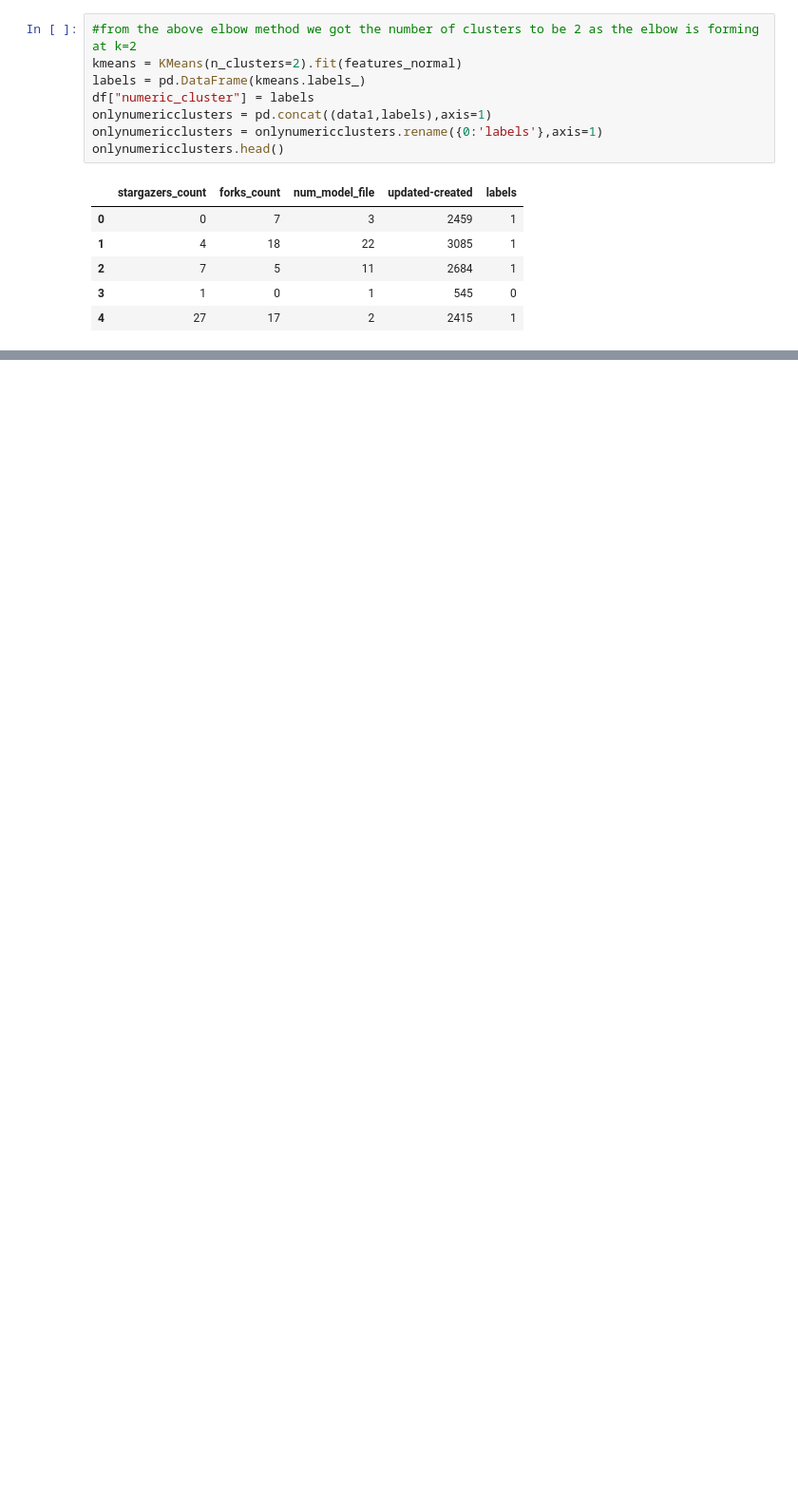
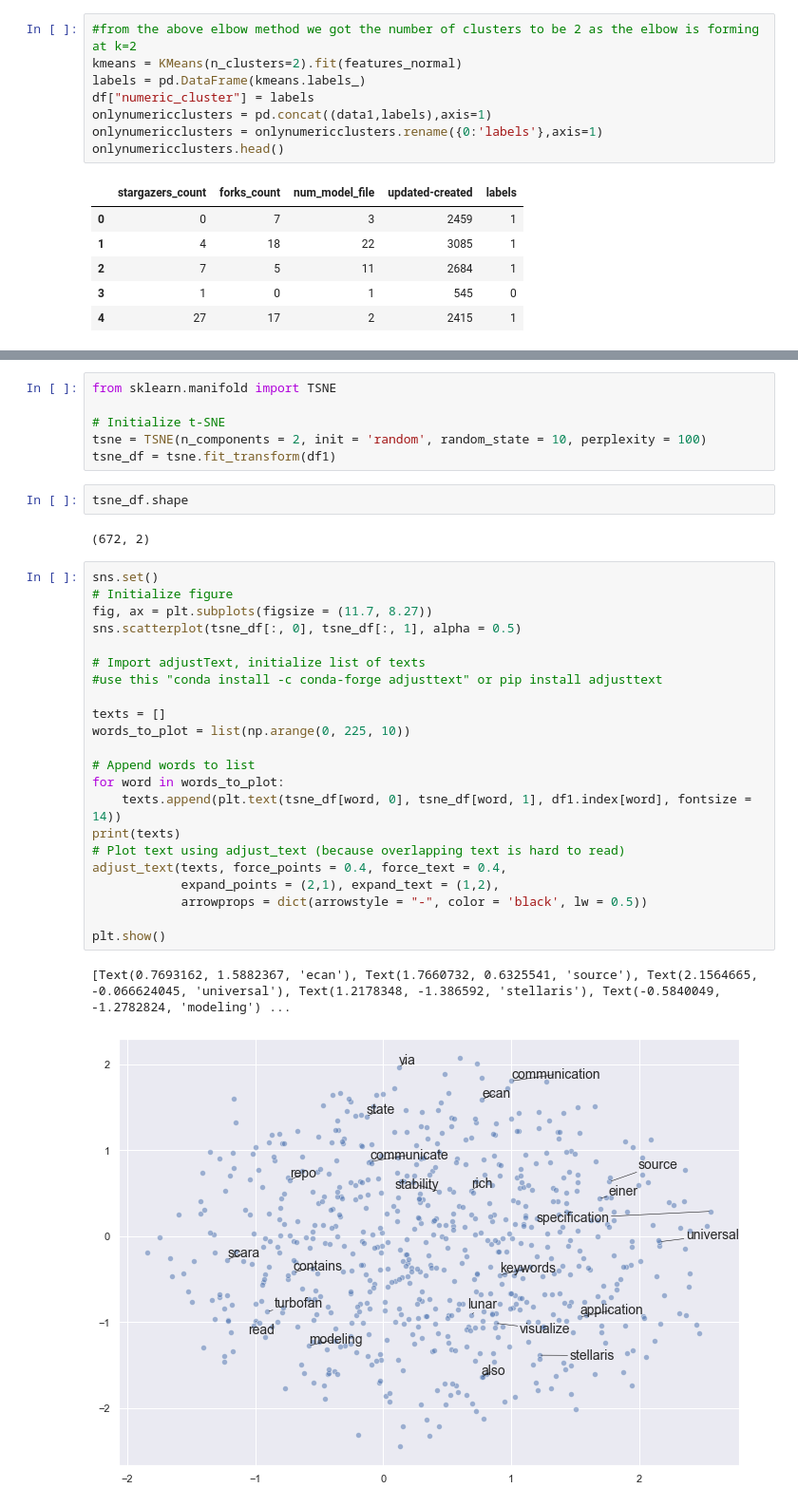
Before and after one commit to Shiva-K-7/ASE-07, a Jupyter notebook: cluster_projects1.ipynb, the cells around one changed output, grey strips where cells are left out. Shown at 95% size. Saved outputs shown, nothing was run; the diff lists cells and outputs as text; blank space fills up the shorter version.

```diff
--- a/cluster_projects1.ipynb
+++ b/cluster_projects1.ipynb
@@ -66,0 +215,35 @@ sns.pairplot(onlynumericclusters,hue='labels')
+# %%
+from sklearn.manifold import TSNE
+
+# Initialize t-SNE
+tsne = TSNE(n_components = 2, init = 'random', random_state = 10, perplexity = 100)
+tsne_df = tsne.fit_transform(df1)
+# %%
+tsne_df.shape
+# %% [output]
+(672, 2)
+# %%
+sns.set()
+# Initialize figure
+fig, ax = plt.subplots(figsize = (11.7, 8.27))
+sns.scatterplot(tsne_df[:, 0], tsne_df[:, 1], alpha = 0.5)
+
+# Import adjustText, initialize list of texts
+#use this "conda install -c conda-forge adjusttext" or pip install adjusttext
+
+texts = []
+words_to_plot = list(np.arange(0, 225, 10))
+
+# Append words to list
+for word in words_to_plot:
+    texts.append(plt.text(tsne_df[word, 0], tsne_df[word, 1], df1.index[word], fontsize = 14))
+print(texts)
+# Plot text using adjust_text (because overlapping text is hard to read)
+adjust_text(texts, force_points = 0.4, force_text = 0.4,
+            expand_points = (2,1), expand_text = (1,2),
+            arrowprops = dict(arrowstyle = "-", color = 'black', lw = 0.5))
+
+plt.show()
+# %% [output]
+[Text(0.7693162, 1.5882367, 'ecan'), Text(1.7660732, 0.6325541, 'source'), Text(2.1564665, -0.066624045, 'universal'), Text(1.2178348, -1.386592, 'stellaris'), Text(-0.5840049, -1.2782824, 'modeling') ...
+[figure, added]
```
Also changed, not shown: parts of 8 cells of this notebook.
